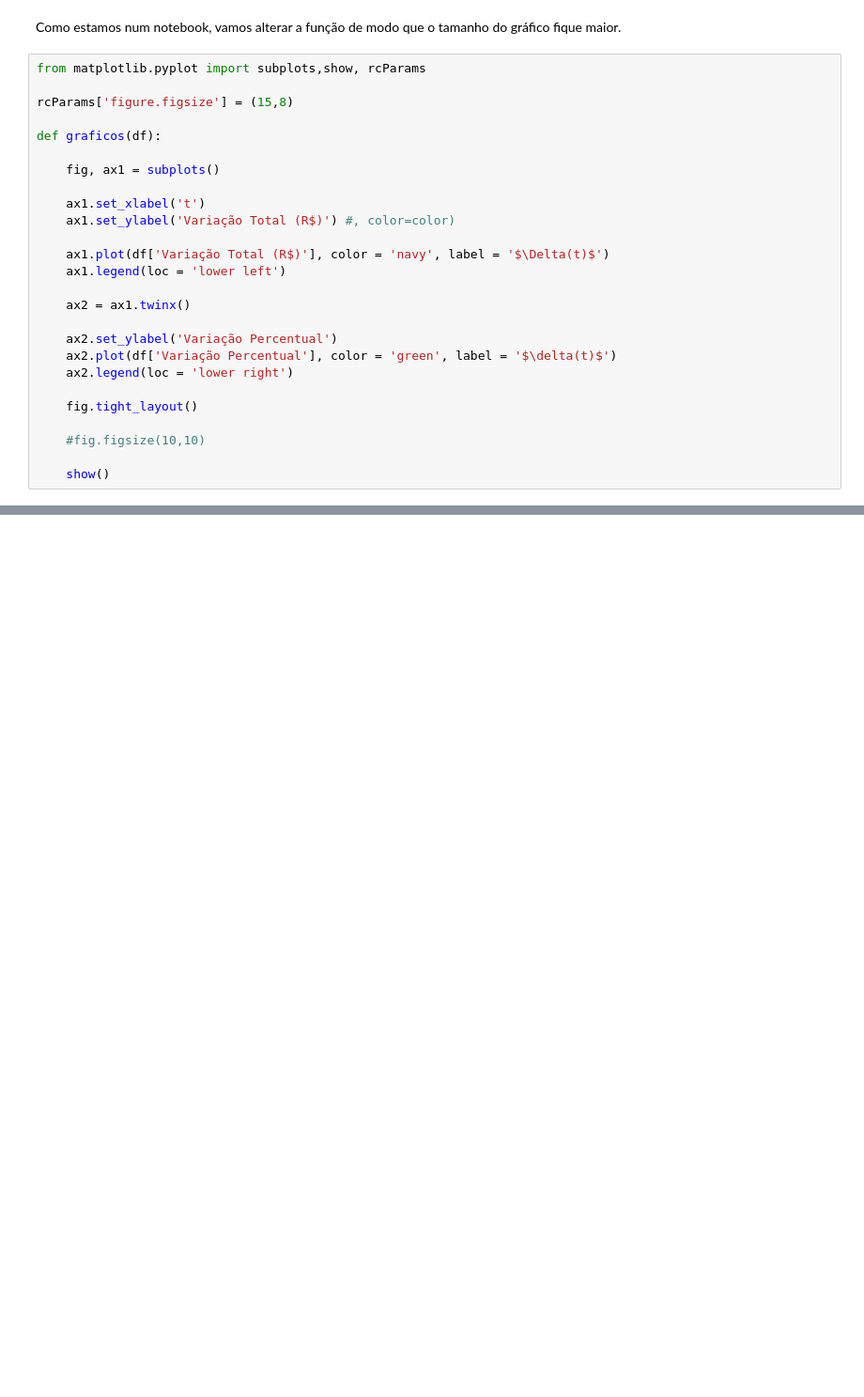
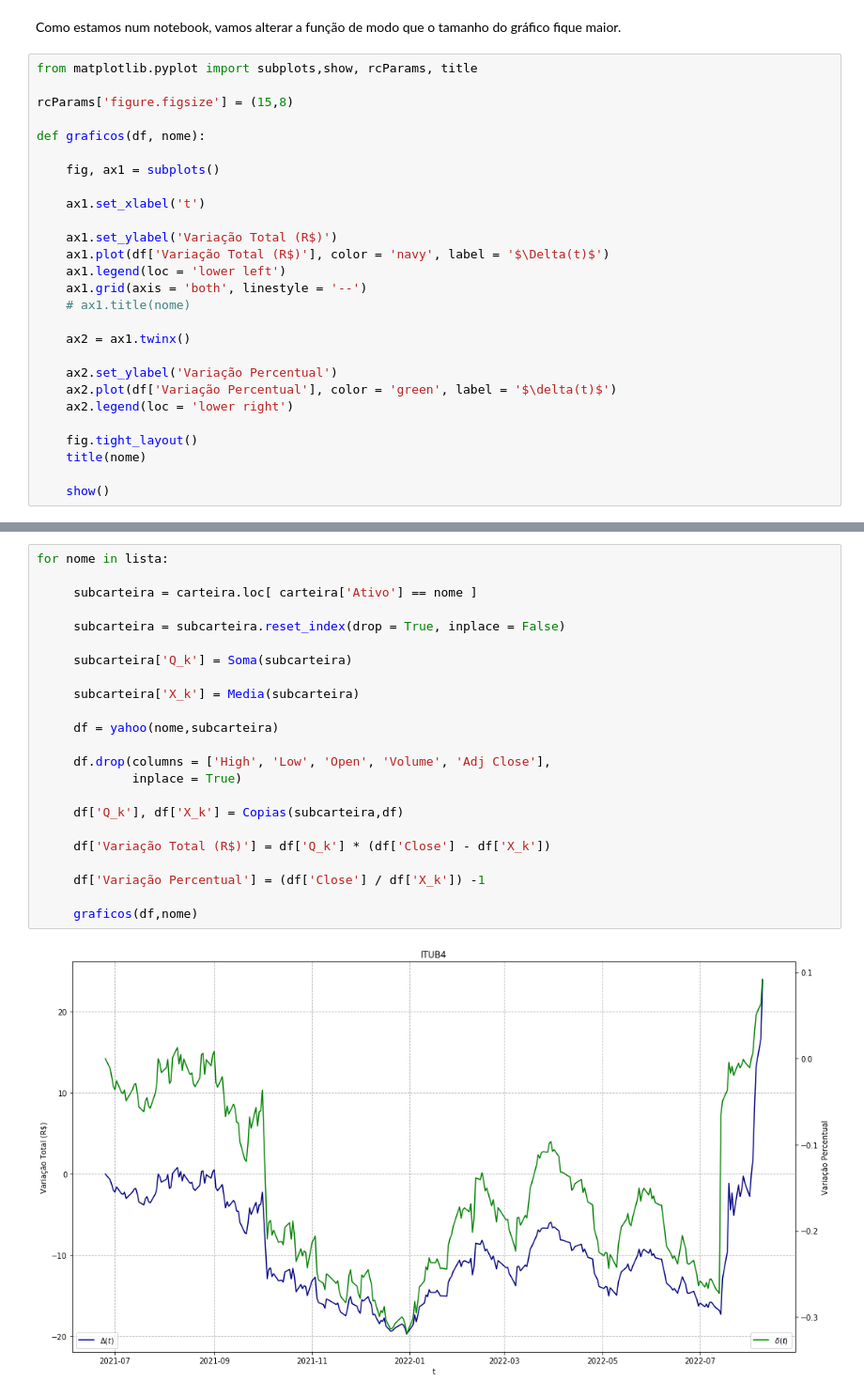
Before and after one commit to gabrielnrt/Testes, a Jupyter notebook: Mercado Financeiro/Códigos/AnaliseCarteira.ipynb, the cells around one changed output, grey strips where cells are left out. Shown at 94% size. Saved outputs shown, nothing was run; the diff lists cells and outputs as text; blank space fills up the shorter version.

Commit message:
Finalização dos gráficos. Falta incluir um gráfico para a carteira como um todo ainda.

```diff
--- a/Mercado Financeiro/Códigos/AnaliseCarteira.ipynb
+++ b/Mercado Financeiro/Códigos/AnaliseCarteira.ipynb
@@ -620,19 +623,21 @@ graficos(df)
 # %% [markdown]
 Como estamos num notebook, vamos alterar a função de modo que o tamanho do gráfico fique maior.
 # %%
-from matplotlib.pyplot import subplots,show, rcParams
+from matplotlib.pyplot import subplots,show, rcParams, title
 
 rcParams['figure.figsize'] = (15,8)
 
-def graficos(df):
+def graficos(df, nome):
 
     fig, ax1 = subplots()
 
     ax1.set_xlabel('t')
-    ax1.set_ylabel('Variação Total (R$)') #, color=color)
 
+    ax1.set_ylabel('Variação Total (R$)')
     ax1.plot(df['Variação Total (R$)'], color = 'navy', label = '$\Delta(t)$')
     ax1.legend(loc = 'lower left')
+    ax1.grid(axis = 'both', linestyle = '--')
+    # ax1.title(nome)
 
     ax2 = ax1.twinx()
 
@@ -641,8 +646,7 @@ def graficos(df):
     ax2.legend(loc = 'lower right')
 
     fig.tight_layout()
-
-    #fig.figsize(10,10)
+    title(nome)
 
     show()
 # %%
@@ -651,0 +658,25 @@ graficos(df)
+# %%
+for nome in lista:
+
+     subcarteira = carteira.loc[ carteira['Ativo'] == nome ]
+
+     subcarteira = subcarteira.reset_index(drop = True, inplace = False)
+
+     subcarteira['Q_k'] = Soma(subcarteira)
+
+     subcarteira['X_k'] = Media(subcarteira)
+
+     df = yahoo(nome,subcarteira)
+
+     df.drop(columns = ['High', 'Low', 'Open', 'Volume', 'Adj Close'],
+             inplace = True)
+
+     df['Q_k'], df['X_k'] = Copias(subcarteira,df)
+
+     df['Variação Total (R$)'] = df['Q_k'] * (df['Close'] - df['X_k'])
+
+     df['Variação Percentual'] = (df['Close'] / df['X_k']) -1
+
+     graficos(df,nome)
+# %% [output]
+[figure, added]
```
Also changed, not shown: parts of 7 cells of this notebook, 1 other file.
